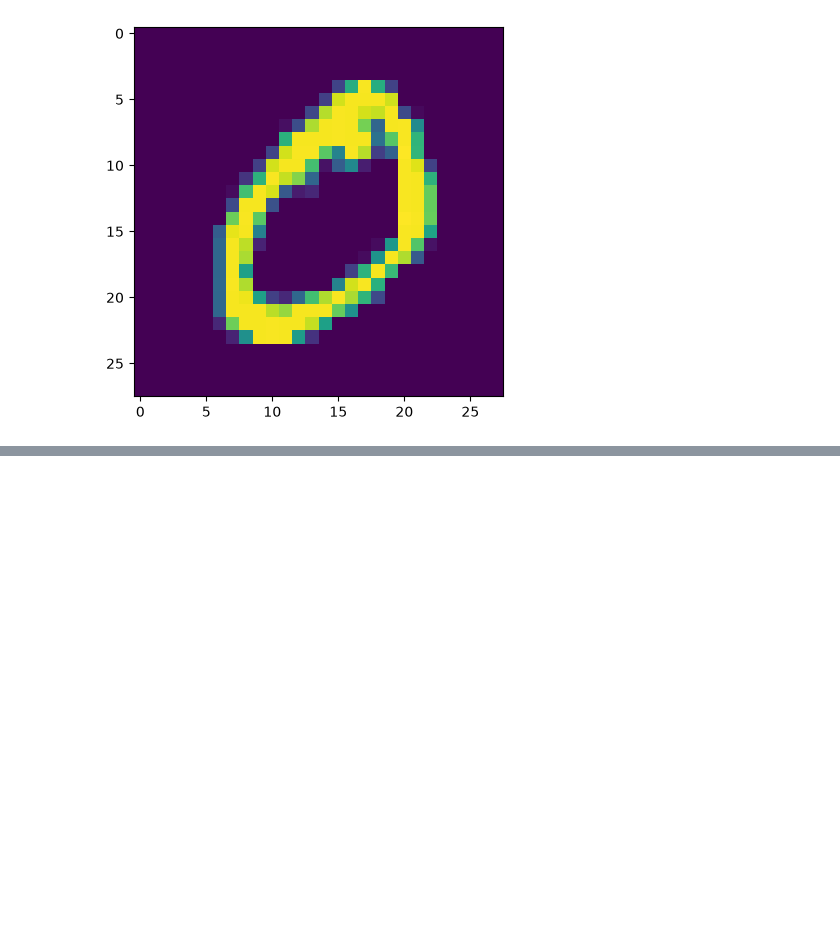
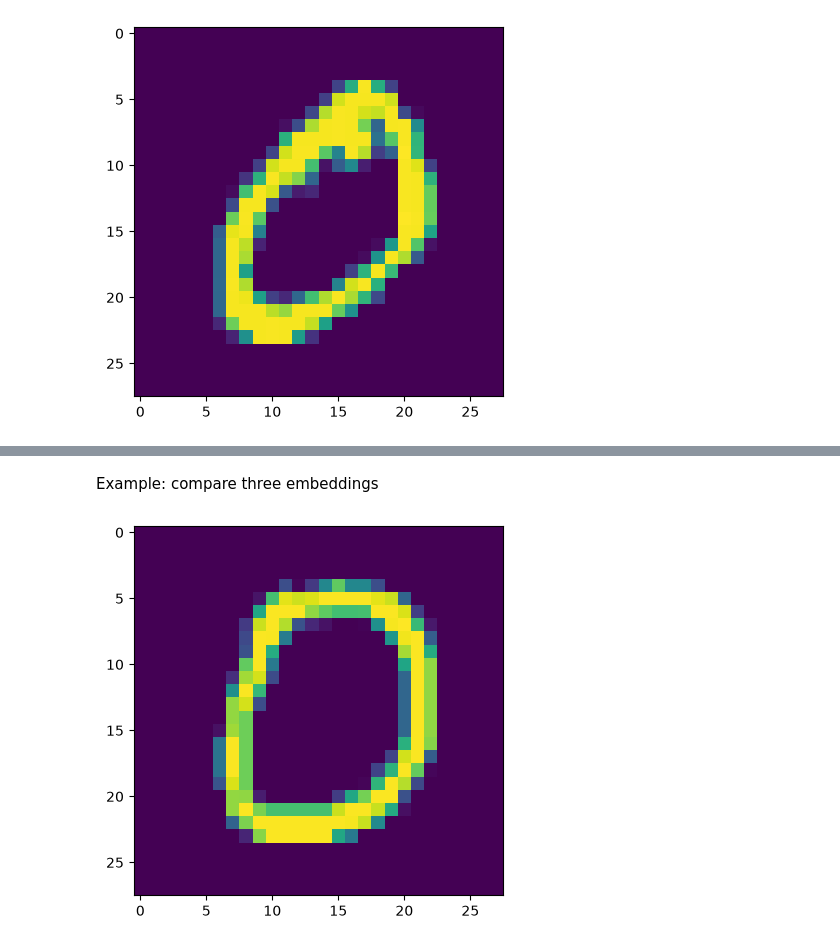
Before and after one commit to Ferranarna/ex-1, a Jupyter notebook: 01_autoencoder.ipynb, the cells around one changed output, grey strips where cells are left out. Saved outputs shown, nothing was run; the diff lists cells and outputs as text; code cells hidden in the pictures; blank space fills up the shorter version.

```diff
--- a/01_autoencoder.ipynb
+++ b/01_autoencoder.ipynb
@@ -126,0 +152,6 @@ KeyboardInterrupt:
+# %% [markdown]
+Example: compare three embeddings
+# %%
+plt.imshow(x_te_flat[10].reshape(28,28));
+# %% [output]
+[figure, added]
```
Also changed, not shown: parts of 31 cells of this notebook.
